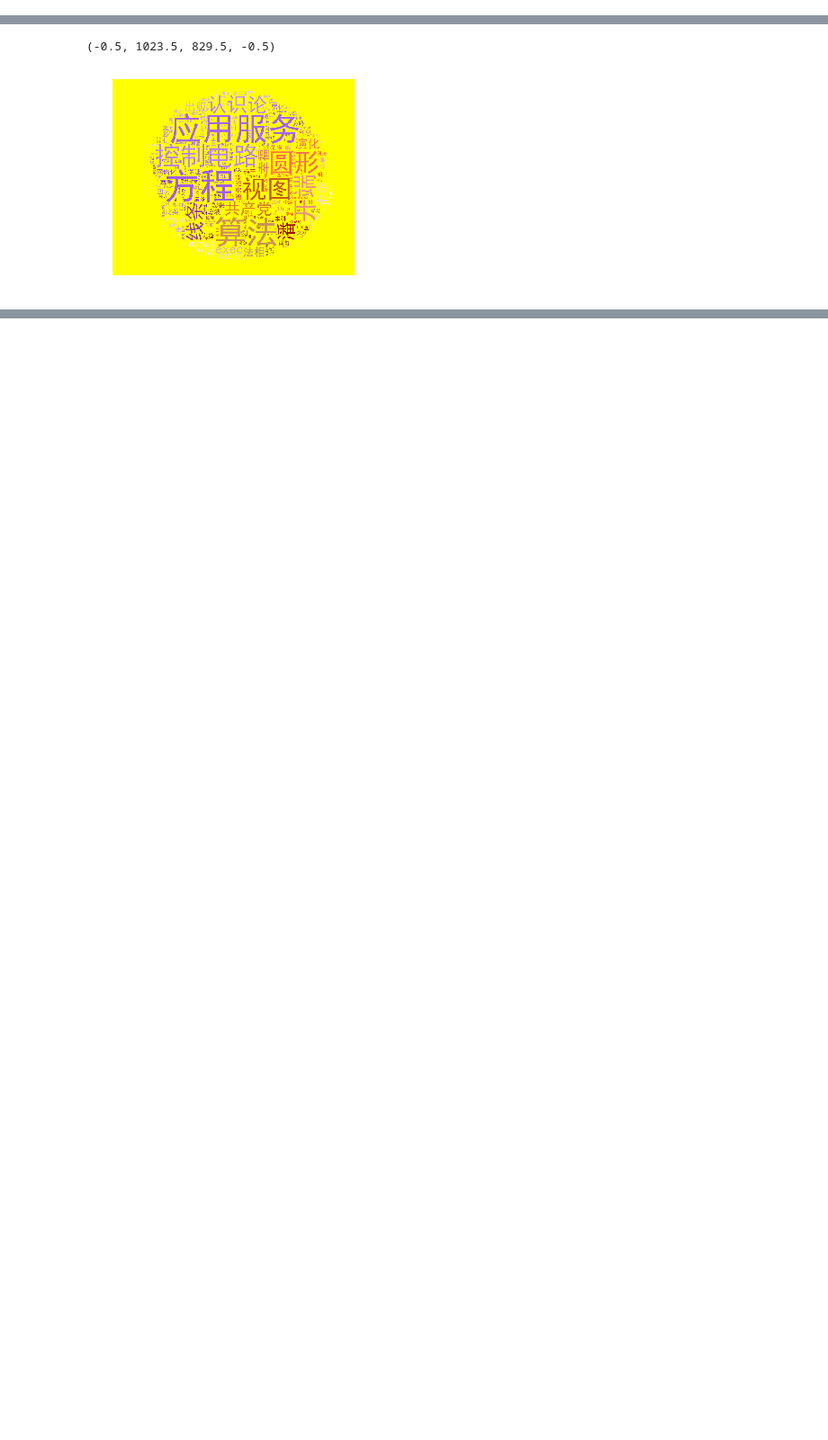
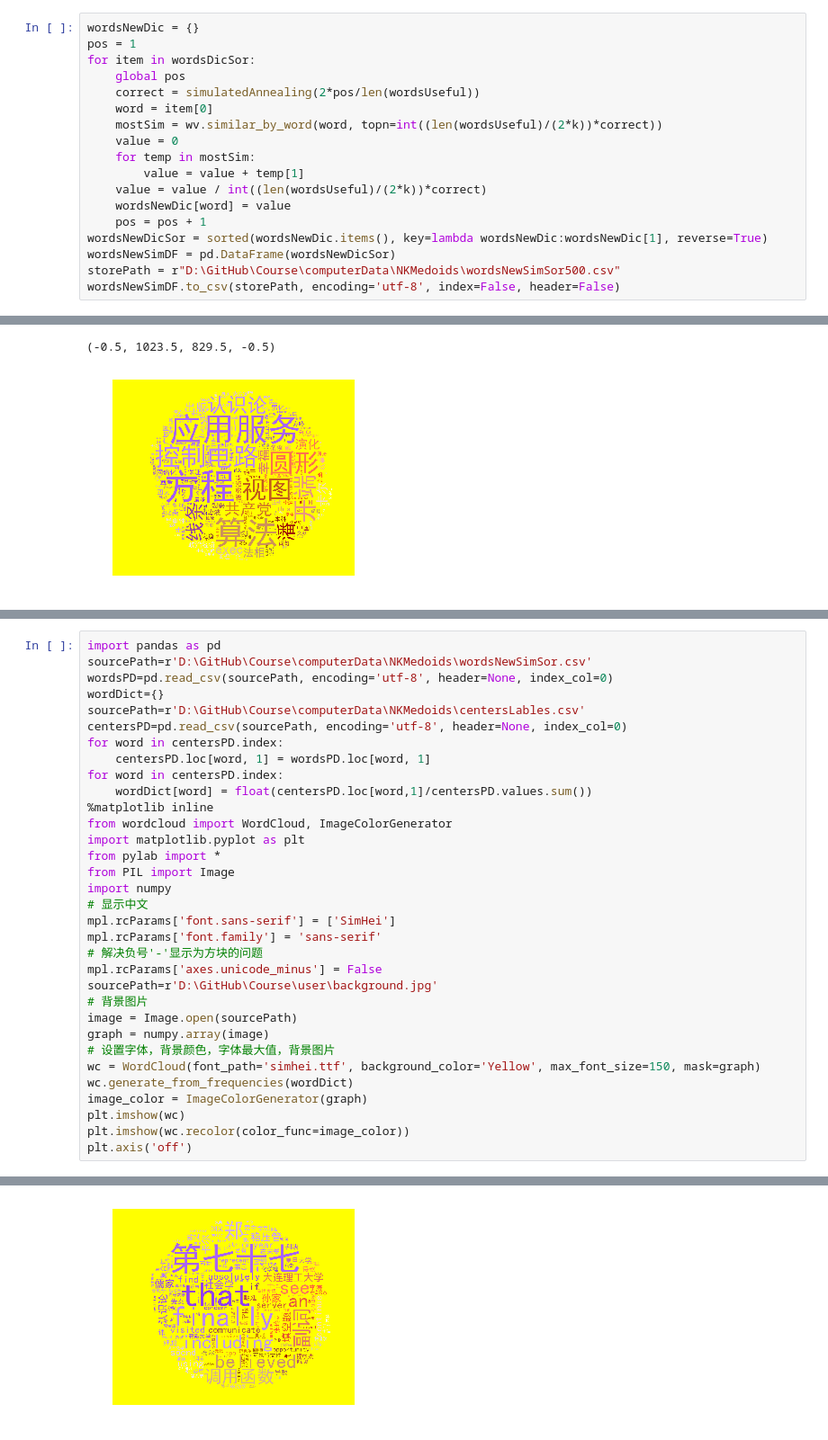
Before and after one commit to Lucifer094/courseSimlarity, a Jupyter notebook: computerAnylise.ipynb, the cells around one changed output, grey strips where cells are left out. Shown at 90% size. Saved outputs shown, nothing was run; the diff lists cells and outputs as text; blank space fills up the shorter version.

```diff
--- a/computerAnylise.ipynb
+++ b/computerAnylise.ipynb
@@ -227,0 +279,18 @@ wordsSortDF.to_csv(storePath, encoding='utf-8', index=False, header=False)
+# %%
+wordsNewDic = {}
+pos = 1
+for item in wordsDicSor:
+    global pos
+    correct = simulatedAnnealing(2*pos/len(wordsUseful))
+    word = item[0]
+    mostSim = wv.similar_by_word(word, topn=int((len(wordsUseful)/(2*k))*correct))
+    value = 0
+    for temp in mostSim:
+        value = value + temp[1]
+    value = value / int((len(wordsUseful)/(2*k))*correct)
+    wordsNewDic[word] = value
+    pos = pos + 1
+wordsNewDicSor = sorted(wordsNewDic.items(), key=lambda wordsNewDic:wordsNewDic[1], reverse=True)
+wordsNewSimDF = pd.DataFrame(wordsNewDicSor)
+storePath = r"D:\GitHub\Course\computerData\NKMedoids\wordsNewSimSor500.csv"
+wordsNewSimDF.to_csv(storePath, encoding='utf-8', index=False, header=False)
@@ -291,0 +404,34 @@ plt.axis('off')
+# %%
+import pandas as pd
+sourcePath=r'D:\GitHub\Course\computerData\NKMedoids\wordsNewSimSor.csv'
+wordsPD=pd.read_csv(sourcePath, encoding='utf-8', header=None, index_col=0)
+wordDict={}
+sourcePath=r'D:\GitHub\Course\computerData\NKMedoids\centersLables.csv'
+centersPD=pd.read_csv(sourcePath, encoding='utf-8', header=None, index_col=0)
+for word in centersPD.index:
+    centersPD.loc[word, 1] = wordsPD.loc[word, 1]
+for word in centersPD.index:
+    wordDict[word] = float(centersPD.loc[word,1]/centersPD.values.sum())
+%matplotlib inline
+from wordcloud import WordCloud, ImageColorGenerator
+import matplotlib.pyplot as plt
+from pylab import *
+from PIL import Image
+import numpy
+# 显示中文
+mpl.rcParams['font.sans-serif'] = ['SimHei']
+mpl.rcParams['font.family'] = 'sans-serif'
+# 解决负号'-'显示为方块的问题
+mpl.rcParams['axes.unicode_minus'] = False
+sourcePath=r'D:\GitHub\Course\user\background.jpg'
+# 背景图片
+image = Image.open(sourcePath)
+graph = numpy.array(image)
+# 设置字体，背景颜色，字体最大值，背景图片
+wc = WordCloud(font_path='simhei.ttf', background_color='Yellow', max_font_size=150, mask=graph)
+wc.generate_from_frequencies(wordDict)
+image_color = ImageColorGenerator(graph)
+plt.imshow(wc)
+plt.imshow(wc.recolor(color_func=image_color))
+plt.axis('off')
+# %% [output]
@@ -291,0 +439 @@ plt.axis('off')
+[figure, added]
```
Also changed, not shown: parts of 15 cells of this notebook, 2 other files.
